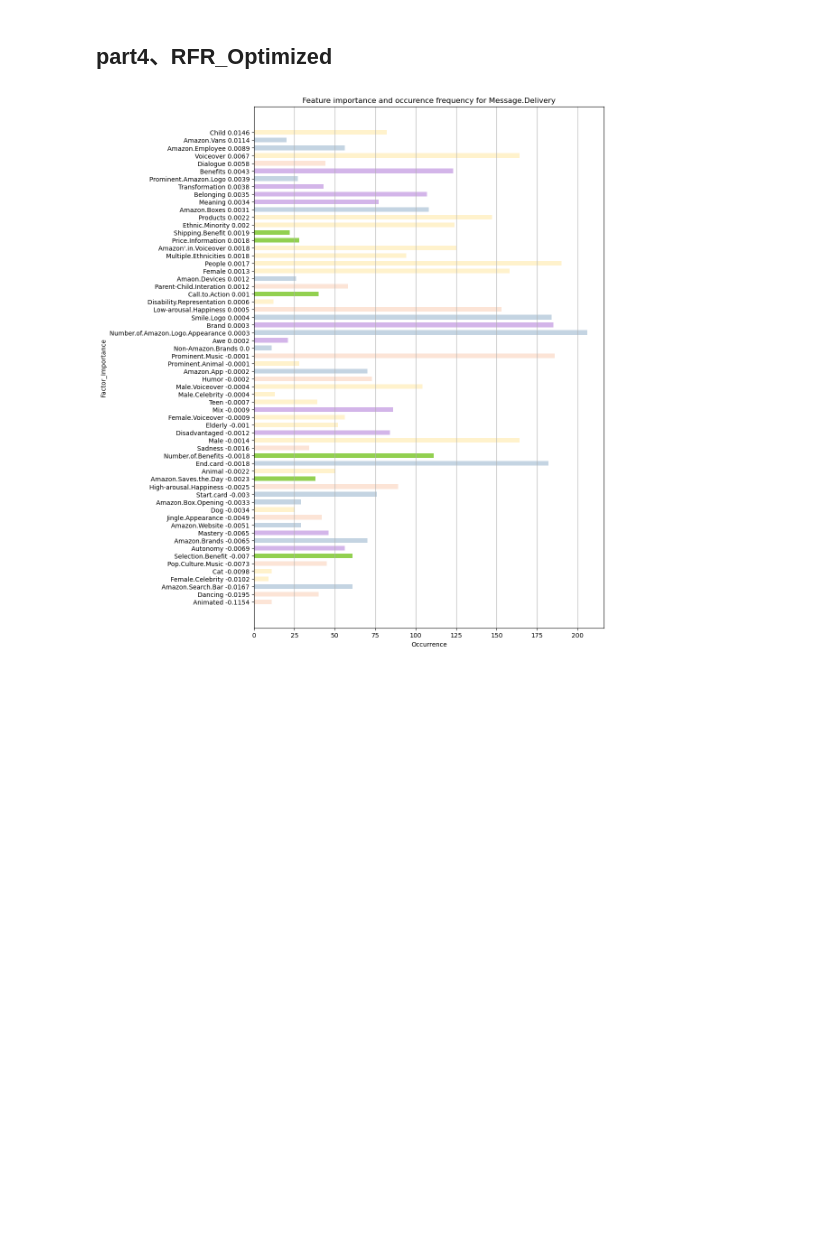
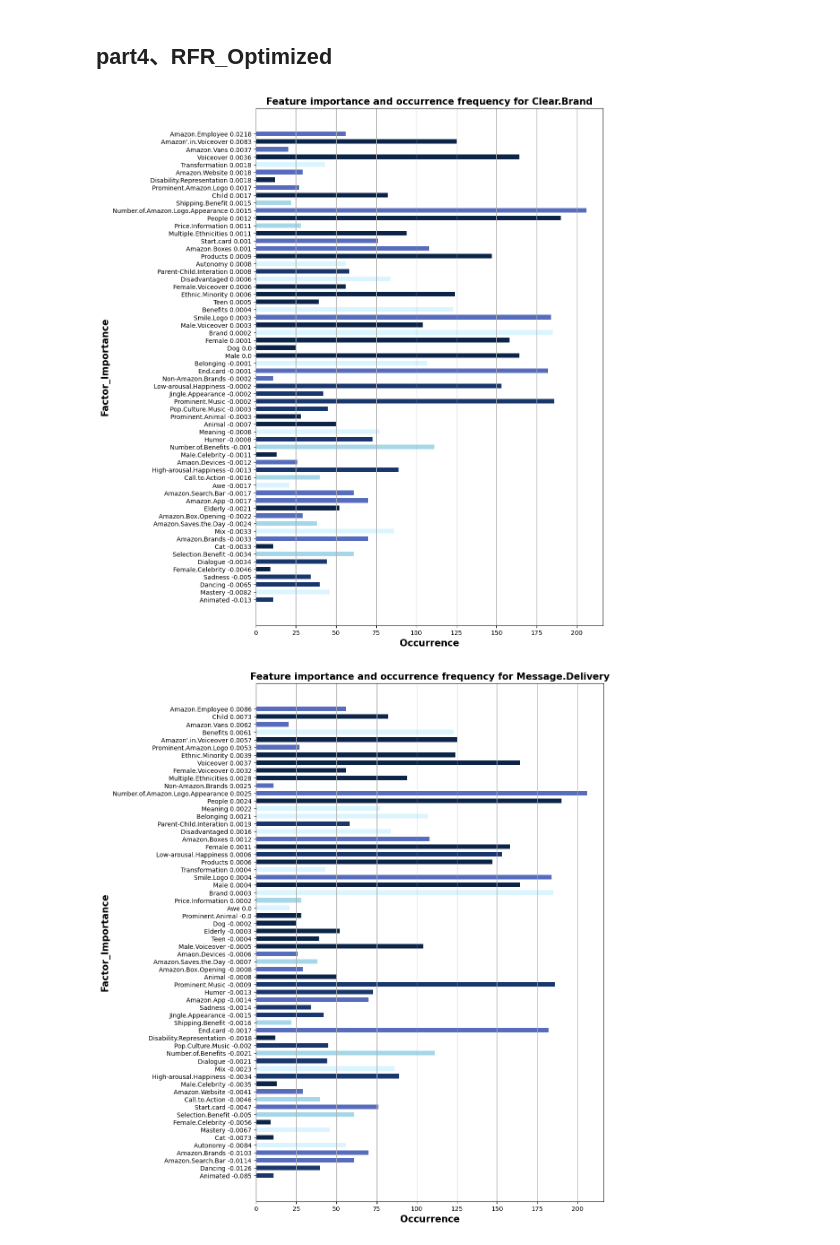
Before and after one commit to MatteeXie/Ads_effectiveness, a Jupyter notebook: RFR.ipynb, the cells around one changed output. Drawn from its saved outputs; the diff is of its cells as text; code cells hidden in the pictures; blank space fills up the shorter version.

```diff
--- a/RFR.ipynb
+++ b/RFR.ipynb
@@ -217,25 +217,25 @@ dic = dict(sorted(dic.items(), key=lambda x:x[1], reverse=False)) # save occuran
 color_dic = {}   # save colors of sub_catagories
 for i in range(64):
     if i < 20:
-        color_dic[df.columns[i]] = "#FFF2CC"
+        color_dic[df.columns[i]] = "#0B2447"
     if i >= 20 and i < 31:
-        color_dic[df.columns[i]] = "#FCE4D6"
+        color_dic[df.columns[i]] = "#19376D"
     if i >= 31 and i < 46:
-        color_dic[df.columns[i]] = "#C4D4E2"
+        color_dic[df.columns[i]] = "#576CBC"
     if i >= 46 and i < 52:
-        color_dic[df.columns[i]] = "#92D050"
+        color_dic[df.columns[i]] = "#A5D7E8"
     if i >= 52 :
-        color_dic[df.columns[i]] = "#D3B5E9"
+        color_dic[df.columns[i]] = "#DAF5FF"
 # %%
 # MSE = []
 # RMSE_validation = []
 # RMSE_test = []
 # R_squared_test = []
 # R_squared_validation = []
-# feature_importance = []
+feature_importance = []
 
 # data_bar = tqdm(range(12))
-for index in range(1,12):
+for index in range(0,12):
     y = Y[Y.columns[index]]
     X_train, X_test, y_train, y_test = train_test_split(X,
                                                     y,
@@ -290,35 +290,40 @@ for index in range(1,12):
 
     for i in range(62):
         importance_dic[X.columns[i]] = round(temp[:,i].sum() / dic[X.columns[i]], 4)
+    feature_importance.append(list(importance_dic.values()))
 
     importance_dic = dict(sorted(importance_dic.items(), key=lambda x:x[1], reverse=False))
+
+
+
     occurance = []
     for i in list(importance_dic.keys()):
         occurance.append(dic[i])
     color = []
     for i in importance_dic.keys():
         color.append(color_dic[i])
 
     x = []
     for i in importance_dic.keys():
         x.append(i+" "+str(importance_dic[i]))
 
     x = np.array(x)
     y = np.array(occurance)
     plt.subplots(figsize=(10, 15))
-    plt.title("Feature importance and occurence frequency for {}".format(Y.columns[index]))
-    plt.ylabel("Factor_Importance")
-    plt.xlabel("Occurrence")
+    plt.title("Feature importance and occurrence frequency for {}".format(Y.columns[index]), fontdict={"size":15}, weight="bold")
+    plt.ylabel("Factor_Importance", fontdict={"size":15}, weight="bold")
+    plt.xlabel("Occurrence", fontdict={"size":15}, weight="bold")
     plt.grid(axis='x')
     plt.barh(x,y,height=0.6, color = color, )
     plt.savefig("./plots/feature/{}.png".format(Y.columns[index]))
 
-    break
+
     ###################################################
 
     # joblib.dump(RF_regression, "model/RF_optimized_regression/model{}.pkl".format(i+1))
     # R_squared_test.append(RF_regression.score(X_test,y_test))
     # RMSE_test.append(math.sqrt(metrics.mean_squared_error(y_test, RF_regression.predict(X_test))))
     # feature_importance.append(list(RF_regression.feature_importances_))
 # %% [output]
-[figure, old version]
+[figure, new version]
+[figure, added]
```
Also changed, not shown: parts of 3 cells of this notebook, 14 other files.
